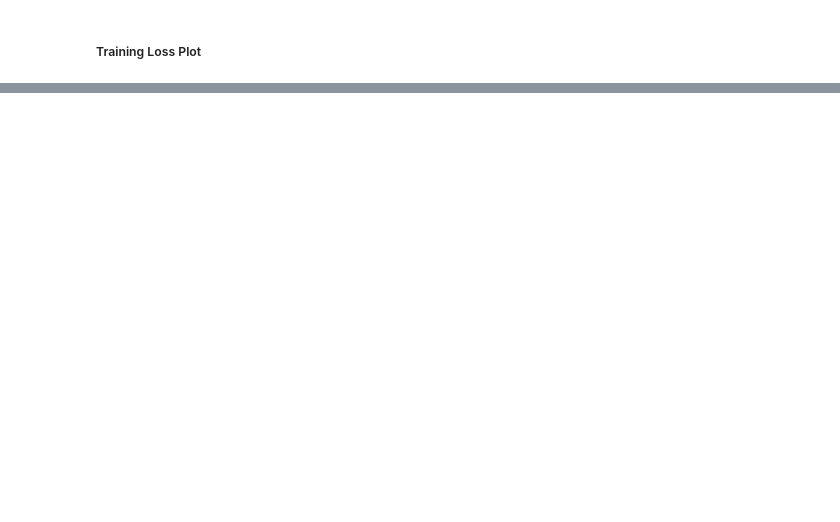
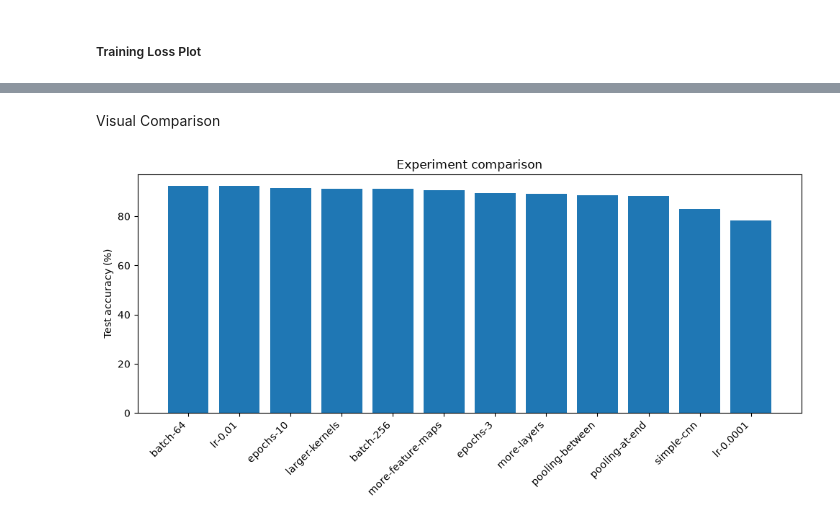
Before and after one commit to DerIltis/IAOR_SS26, a Jupyter notebook: src/final_project.ipynb, the cells around one changed output, grey strips where cells are left out. Cells and saved outputs as stored; diff of their text form; code cells hidden in the pictures; blank space fills up the shorter version.

```diff
--- a/src/final_project.ipynb
+++ b/src/final_project.ipynb
@@ -233,0 +236,13 @@ def save_loss_plot(loss_history, filename, show_plot=False):
+# %%
+def make_architecture_2():
+    # Pool after each conv ("pooling-between")
+    return torch.nn.Sequential(
+        torch.nn.Conv2d(in_channels=1, out_channels=8, kernel_size=3, padding=1),
+        torch.nn.ReLU(),
+        torch.nn.MaxPool2d(kernel_size=2, stride=2),
+        torch.nn.Conv2d(in_channels=8, out_channels=16, kernel_size=3, padding=1),
+        torch.nn.ReLU(),
+        torch.nn.MaxPool2d(kernel_size=2, stride=2),
+        torch.nn.Flatten(),
+        torch.nn.Linear(in_features=16 * 7 * 7, out_features=26),
+    )
@@ -233,0 +298,24 @@ def save_loss_plot(loss_history, filename, show_plot=False):
+# %%
+experiments = [
+    # --- Architecture comparison (task b/c) ---
+    {"name": "simple-cnn",        "arch_fn": make_simple_architecture, "lr": 0.001,  "batch_size": 512, "epochs": 5},
+    {"name": "pooling-at-end",    "arch_fn": make_architecture_1,      "lr": 0.001,  "batch_size": 512, "epochs": 5},
+    {"name": "pooling-between",   "arch_fn": make_architecture_2,      "lr": 0.001,  "batch_size": 512, "epochs": 5},
+    {"name": "more-layers",       "arch_fn": make_architecture_3,      "lr": 0.001,  "batch_size": 512, "epochs": 5},
+    {"name": "more-feature-maps", "arch_fn": make_architecture_4,      "lr": 0.001,  "batch_size": 512, "epochs": 5},
+    {"name": "larger-kernels",    "arch_fn": make_architecture_5,      "lr": 0.001,  "batch_size": 512, "epochs": 5},
+
+    # --- Learning-rate sweep using architecuture 4 as base (best one currently, afaik) ---
+    {"name": "lr-0.01",           "arch_fn": make_architecture_5,      "lr": 0.01,   "batch_size": 512, "epochs": 5},
+    {"name": "lr-0.0001",         "arch_fn": make_architecture_5,      "lr": 0.0001, "batch_size": 512, "epochs": 5},
+
+    # --- Batch-size sweep ---
+    {"name": "batch-64",          "arch_fn": make_architecture_5,      "lr": 0.001,  "batch_size": 64,  "epochs": 5},
+    {"name": "batch-256",         "arch_fn": make_architecture_5,      "lr": 0.001,  "batch_size": 256, "epochs": 5},
+
+    # --- Epoch sweep ---
+    {"name": "epochs-3",          "arch_fn": make_architecture_5,      "lr": 0.001,  "batch_size": 512, "epochs": 3},
+    {"name": "epochs-10",         "arch_fn": make_architecture_5,      "lr": 0.001,  "batch_size": 512, "epochs": 10},
+]
+
+print(f"{len(experiments)} experiments queued.")
@@ -233,0 +397,12 @@ def save_loss_plot(loss_history, filename, show_plot=False):
+# %% [markdown]
+Visual Comparison
+# %%
+plt.figure(figsize=(10, 5))
+plt.bar(results_df["name"], results_df["accuracy"])
+plt.xticks(rotation=45, ha="right")
+plt.ylabel("Test accuracy (%)")
+plt.title("Experiment comparison")
+plt.tight_layout()
+plt.show()
+# %% [output]
+[figure, added]
```
Also changed, not shown: parts of 19 cells of this notebook.
